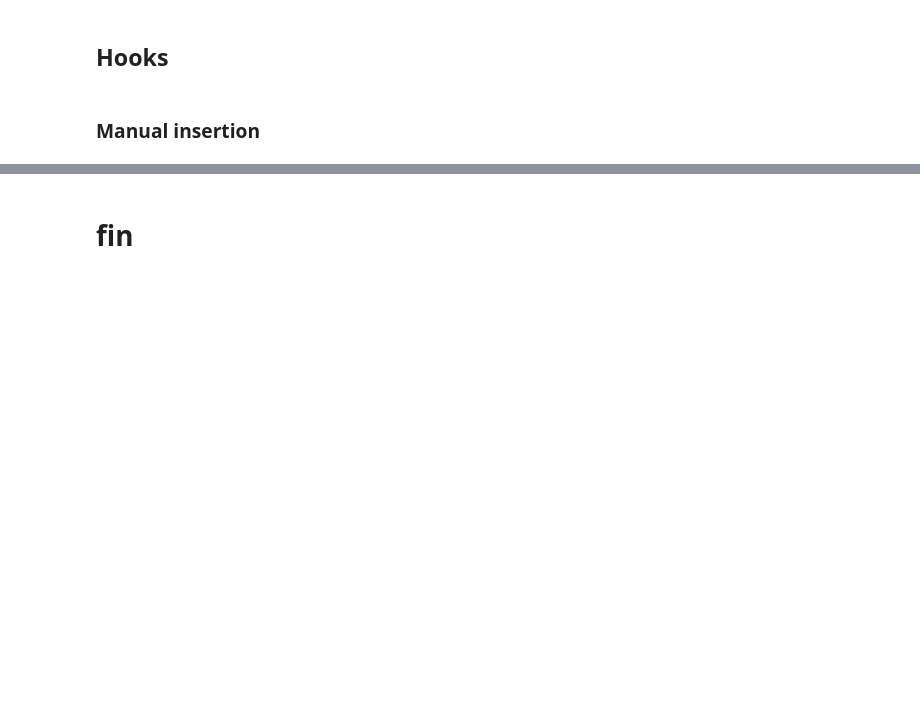
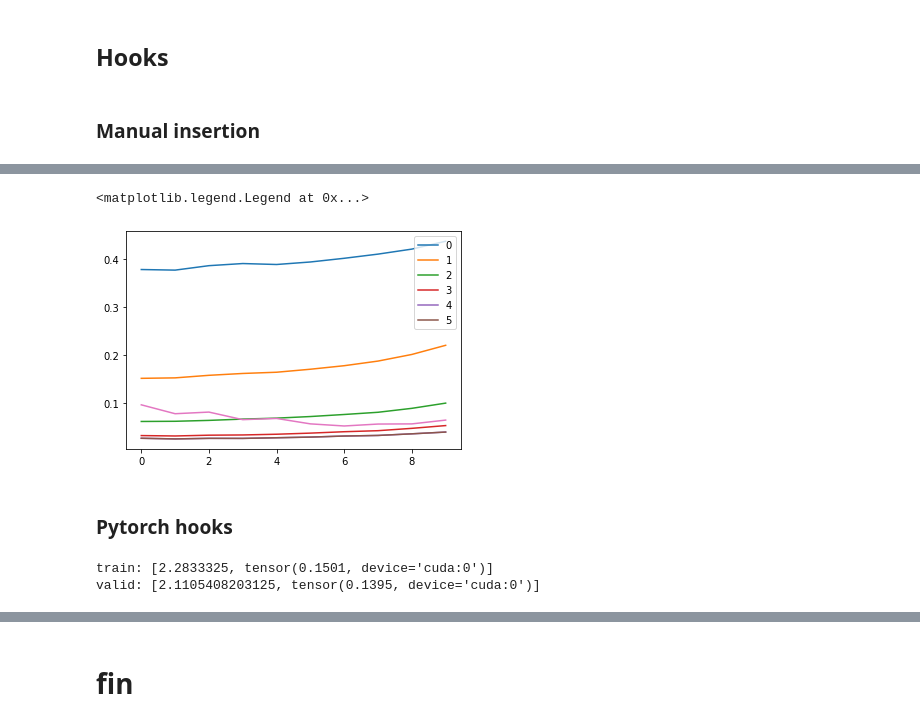
Before and after one commit to qAp/course-v3, a Jupyter notebook: nbs/dl2/06_cuda_cnn_hooks_init-lookntype.ipynb, the cells around one changed output, grey strips where cells are left out. Drawn from its saved outputs; the diff is of its cells as text; code cells hidden in the pictures; blank space fills up the shorter version.

Commit message:
06_cuda_cnn_hooks_init-lookntype. Latest

```diff
--- a/nbs/dl2/06_cuda_cnn_hooks_init-lookntype.ipynb
+++ b/nbs/dl2/06_cuda_cnn_hooks_init-lookntype.ipynb
@@ -207,0 +220,8 @@ for l, m in enumerate(model.act_means):
+# %%
+for l in model.act_stds: plt.plot(l[:10])
+plt.legend(range(6))
+# %% [output]
+<matplotlib.legend.Legend at 0x...>
+[figure, added]
+# %% [markdown]
+### Pytorch hooks
@@ -207,0 +242,5 @@ for l, m in enumerate(model.act_means):
+# %%
+run.fit(1, learn)
+# %% [output]
+train: [2.2833325, tensor(0.1501, device='cuda:0')]
+valid: [2.1105408203125, tensor(0.1395, device='cuda:0')]
```
Also changed, not shown: parts of 19 cells of this notebook.
